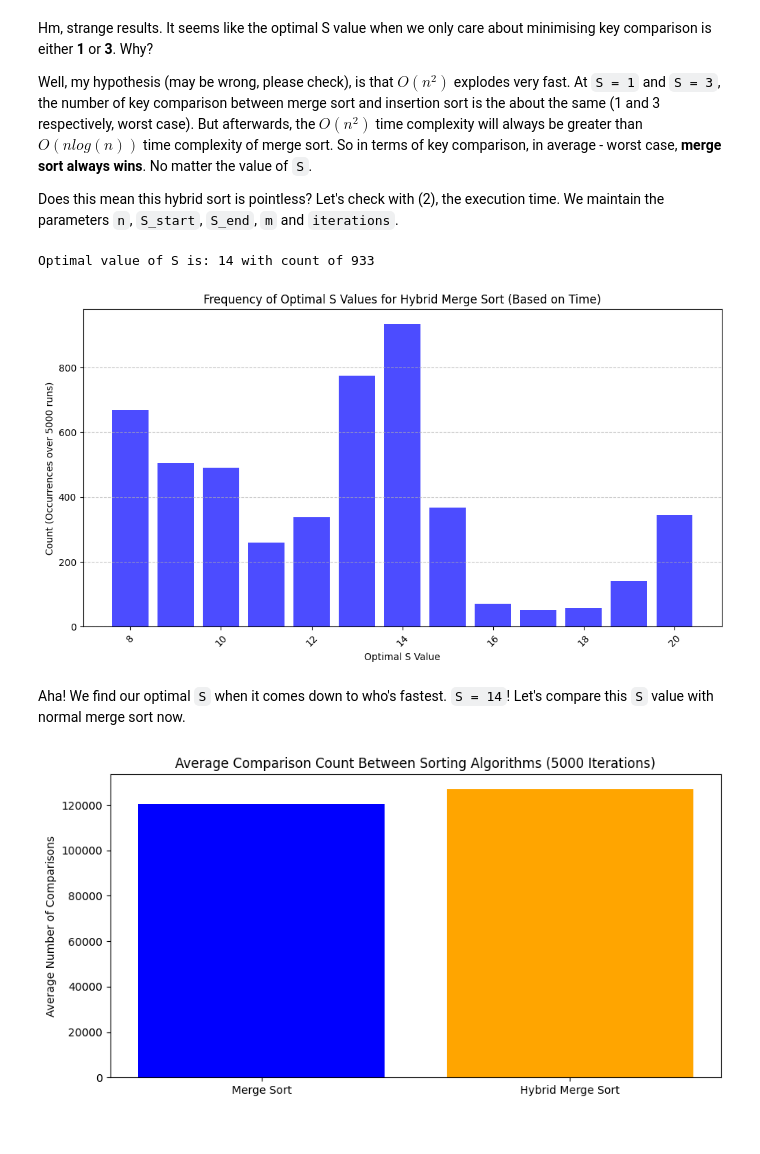
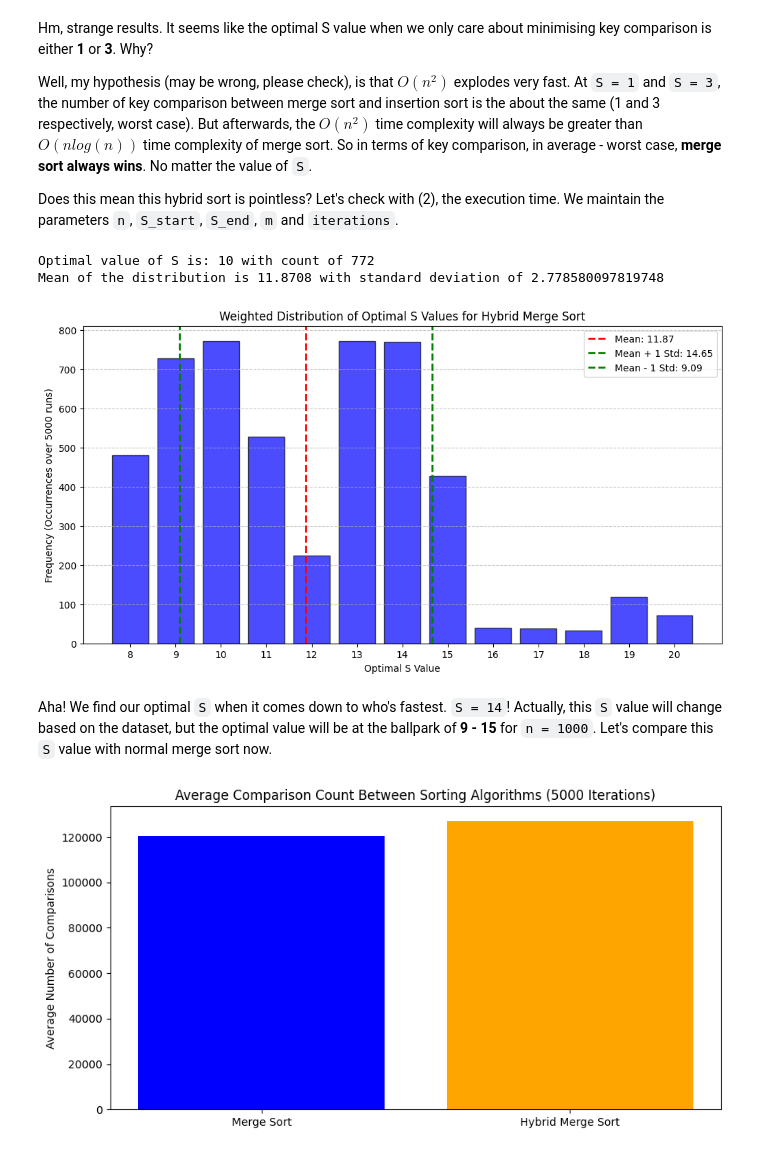
Before and after one commit to yukiwukii/SC2001-Project, a Jupyter notebook: Project_1/project1.ipynb, the cells around one changed output. Saved outputs shown, nothing was run; the diff lists cells and outputs as text; code cells hidden in the pictures.

Commit message:
Added distribution and another graph
Distribution of optimal S values and plot of different optimal S values for different array sizes.

```diff
--- a/Project_1/project1.ipynb
+++ b/Project_1/project1.ipynb
@@ -230,6 +230,7 @@ Does this mean this hybrid sort is pointless? Let's check with (2), the executio
 # %%
 import time
 # %%
+# Parameters
 n = 1000
 S_start = 1
 S_end = 20
@@ -239,43 +240,59 @@ iterations = 5000
 S_values = np.linspace(S_start, S_end, num=m, dtype=int)
 optimS_counts = Counter()
 
+# Run experiments
 for _ in tqdm(range(iterations), desc="Running experiments"):
     data = generate_data(n)
     min_time = float("inf")
     optimS = -1
 
     for S in S_values:
         list_copy = copy.deepcopy(data)
         start_time = time.time()
         hybridsort(list_copy, 0, len(list_copy) - 1, S)
         elapsed_time = time.time() - start_time
 
         if elapsed_time < min_time:
             min_time = elapsed_time
             optimS = S
 
     optimS_counts[optimS] += 1
 
+# Convert results into lists
 optimS_list = list(optimS_counts.keys())
 count_list = list(optimS_counts.values())
 
 optimal_S_value = max(optimS_counts, key=optimS_counts.get)
 optimal_S_count = optimS_counts[optimal_S_value]
 print(f"Optimal value of S is: {optimal_S_value} with count of {optimal_S_count}")
 
+# Compute the true mean and standard deviation based on occurrences
+mean_S_weighted = np.average(optimS_list, weights=count_list)
+std_S_weighted = np.sqrt(np.average((np.array(optimS_list) - mean_S_weighted) ** 2, weights=count_list))
+print(f"Mean of the distribution is {mean_S_weighted} with standard deviation of {std_S_weighted}")
+
+# Replot the histogram with correct mean placement
 plt.figure(figsize=(12, 6))
-plt.bar(optimS_list, count_list, color='blue', alpha=0.7)
+plt.bar(optimS_list, count_list, color='blue', alpha=0.7, edgecolor='black')
+
+# Mark weighted statistics on the plot
+plt.axvline(mean_S_weighted, color='red', linestyle='dashed', linewidth=2, label=f"Mean: {mean_S_weighted:.2f}")
+plt.axvline(mean_S_weighted + std_S_weighted, color='green', linestyle='dashed', linewidth=2, label=f"Mean + 1 Std: {mean_S_weighted + std_S_weighted:.2f}")
+plt.axvline(mean_S_weighted - std_S_weighted, color='green', linestyle='dashed', linewidth=2, label=f"Mean - 1 Std: {mean_S_weighted - std_S_weighted:.2f}")
+
 plt.xlabel("Optimal S Value")
-plt.ylabel("Count (Occurrences over 5000 runs)")
-plt.title("Frequency of Optimal S Values for Hybrid Merge Sort (Based on Time)")
-plt.xticks(rotation=45)
+plt.ylabel("Frequency (Occurrences over 5000 runs)")
+plt.title("Weighted Distribution of Optimal S Values for Hybrid Merge Sort")
+plt.xticks(optimS_list)
+plt.legend()
 plt.grid(axis='y', linestyle='--', alpha=0.7)
 plt.show()
 # %% [output]
-Optimal value of S is: 14 with count of 933
+Optimal value of S is: 10 with count of 772
+Mean of the distribution is 11.8708 with standard deviation of 2.778580097819748
-[figure, old version]
+[figure, new version]
 # %% [markdown]
-Aha! We find our optimal `S` when it comes down to who's fastest. `S = 14`! Let's compare this `S` value with normal merge sort now.
+Aha! We find our optimal `S` when it comes down to who's fastest. `S = 14`! Actually, this `S` value will change based on the dataset, but the optimal value will be at the ballpark of **9 - 15** for `n = 1000`.  Let's compare this `S` value with normal merge sort now.
 # %%
 # Normal mergesort
 def mergesort(arr, l, r):
```
Also changed, not shown: parts of 5 cells of this notebook.
